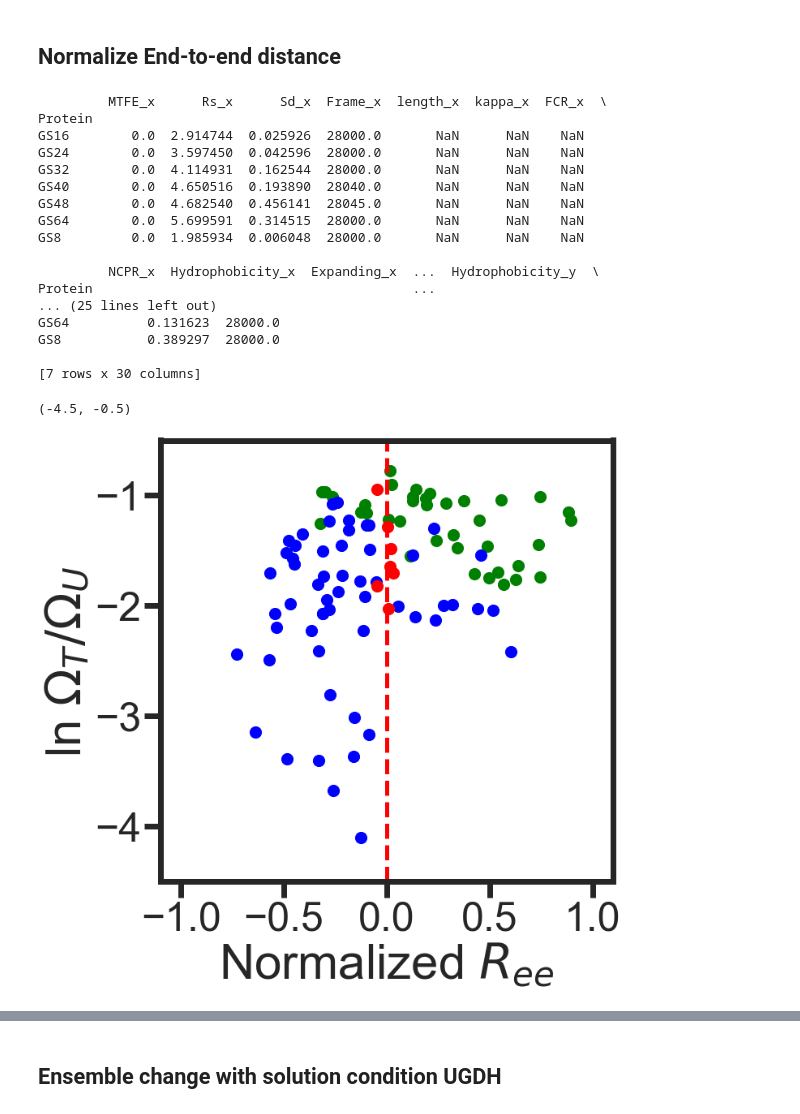
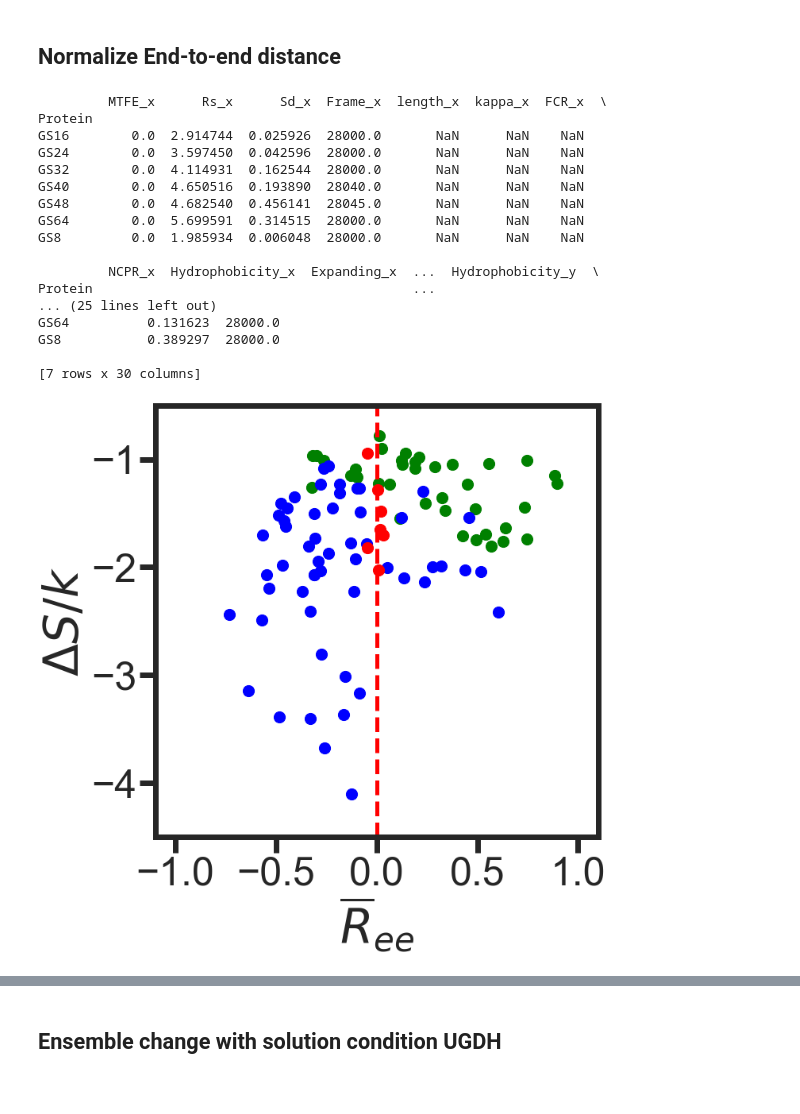
Before and after one commit to sukeniklab/Entropic_Force, a Jupyter notebook: Entropy_Force_raw_data/Publication_Disprot_database.ipynb, the cells around one changed output, grey strips where cells are left out. Drawn from its saved outputs; the diff is of its cells as text; code cells hidden in the pictures.

```diff
--- a/Entropy_Force_raw_data/Publication_Disprot_database.ipynb
+++ b/Entropy_Force_raw_data/Publication_Disprot_database.ipynb
@@ -37,13 +37,13 @@ os.chdir(path)
 # PyPlot Setup
 sns.set_theme(style="ticks", palette="pastel")
 import matplotlib as mpl
-plt.style.use(r'F:\DATA_F\JPCB_fig\publish.mplstyple')
+plt.style.use(r'F:\DATA_F\JPCB_fig_publish\publish.mplstyple')
 #plt.style.use(os.path.join(path,'publish.mplstyple'))
 # %%
 # Save figure
-def save_to_svg(filename, root_path='F:\DATA_F\JPCB_fig'):
+def save_to_svg(filename, root_path='F:\DATA_F\JPCB_fig_publish'):
     plt.savefig(os.path.join(root_path,filename))
-#def save_to_svg(filename, root_path=os.paty.join(path,'JPCB_fig')):
+#def save_to_svg(filename, root_path=os.paty.join(path,'JPCB_fig_publish')):
 #    plt.savefig(os.path.join(root_path,filename))
 # %% [markdown]
 ## Load Data
@@ -305,7 +301,8 @@ def entropy_plot_average(x_axis,x_column='Rs',xlim=(0.5,4)):
     plt.scatter(x=subset_gs[x_column],y=np.log(subset_gs['Omega2/Omega1']),color='red',s=200, label='GS Repeats')
     plt.plot(x_predict,np.log(y_predict),'r-')
     plt.xlim(xlim)
-    plt.ylabel(f'ln $\Omega_T/\Omega_U$ ')
+    #plt.ylabel(f'ln $\Omega_T/\Omega_U$ ')
+    plt.ylabel('$\Delta S/k$ ')
     plt.locator_params(axis='x',nbins=5)
     plt.legend()
     return subset_larger.index.to_series().reset_index(drop=True), subset_smaller.index.to_series().reset_index(drop=True)
@@ -350,33 +345,33 @@ def entropy_plot_chi_average(x_column='Chi',xlim=(-1.1,1.1)):
     plt.scatter(x=subset_smaller[x_column],y=np.log(subset_smaller['Omega2/Omega1']),s=200,color='blue',label='Stronger force')
     plt.scatter(x=subset_gs[x_column],y=np.log(subset_gs['Omega2/Omega1']),s=200,color='red',label='GS Repeats')
     plt.xlim(xlim)
-    plt.ylabel(f'ln $\Omega_T/\Omega_U$')
+    #plt.ylabel(f'ln $\Omega_T/\Omega_U$')
+    plt.ylabel('$\Delta S/k$ ')
     plt.locator_params(axis='x', nbins=5)
 # %%
 entropy_plot_chi_average()
-plt.xlabel('Normalized $R_{ee}$')
+plt.xlabel(r'$\overline{R}_{ee}$')
 plt.ylim(-4.5,-0.5)
-#save_to_svg('Fig4C.svg')
+save_to_svg('Fig4B.svg')
 # %% [output]
          MTFE_x      Rs_x      Sd_x  Frame_x  length_x  kappa_x  FCR_x  \
 Protein
 GS16        0.0  2.914744  0.025926  28000.0       NaN      NaN    NaN
 GS24        0.0  3.597450  0.042596  28000.0       NaN      NaN    NaN
 GS32        0.0  4.114931  0.162544  28000.0       NaN      NaN    NaN
 GS40        0.0  4.650516  0.193890  28040.0       NaN      NaN    NaN
 GS48        0.0  4.682540  0.456141  28045.0       NaN      NaN    NaN
 GS64        0.0  5.699591  0.314515  28000.0       NaN      NaN    NaN
 GS8         0.0  1.985934  0.006048  28000.0       NaN      NaN    NaN
 
          NCPR_x  Hydrophobicity_x  Expanding_x  ...  Hydrophobicity_y  \
 Protein                                         ...
 ... (25 lines left out)
 GS64          0.131623  28000.0
 GS8           0.389297  28000.0
 
 [7 rows x 30 columns]
-(-4.5, -0.5)
-[figure, old version]
+[figure, new version]
 # %%
 ##This one return the dataset of GS linker
 def entropy_plot_asphericity(x_column,xlim=(-1.1,1.1)):
```
Also changed, not shown: parts of 18 cells of this notebook, 2 other files.
